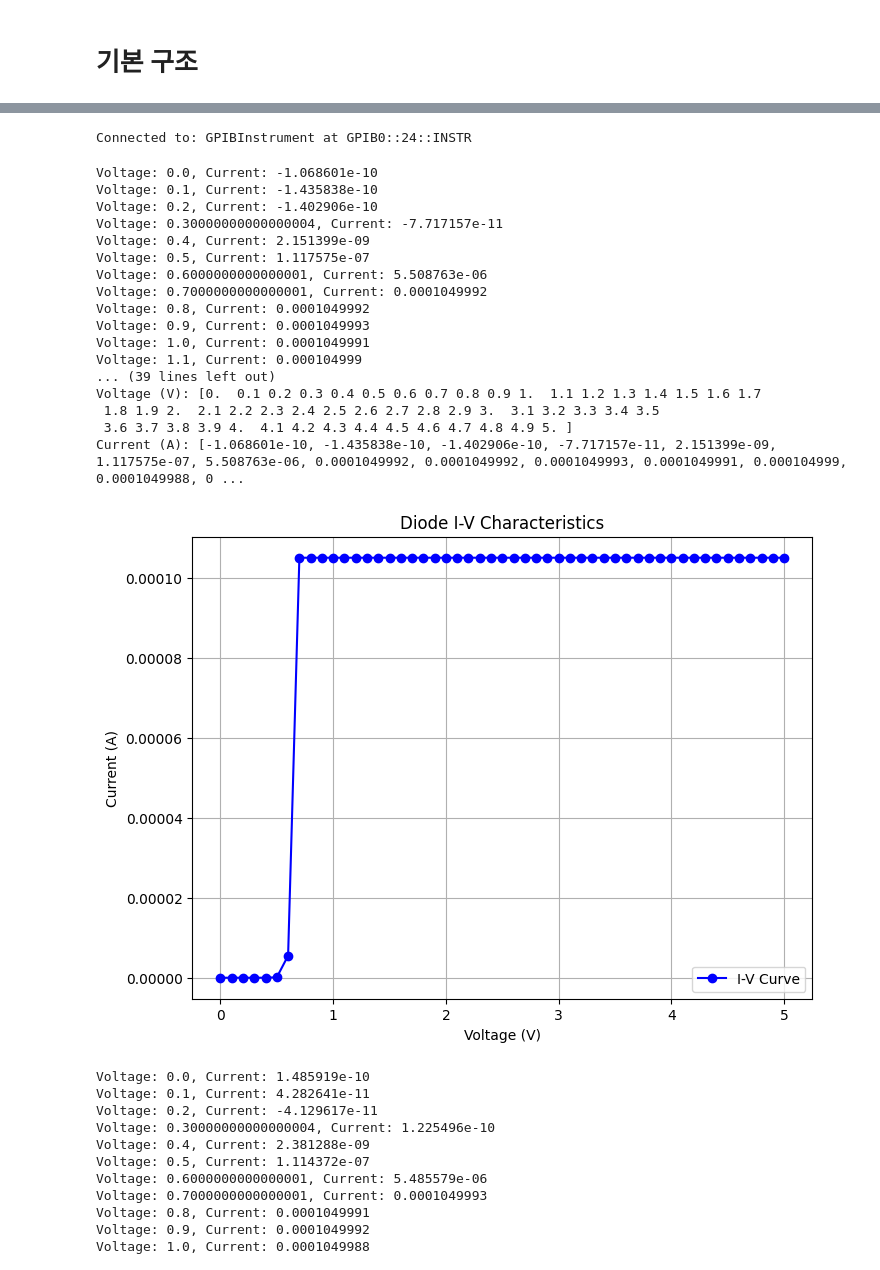
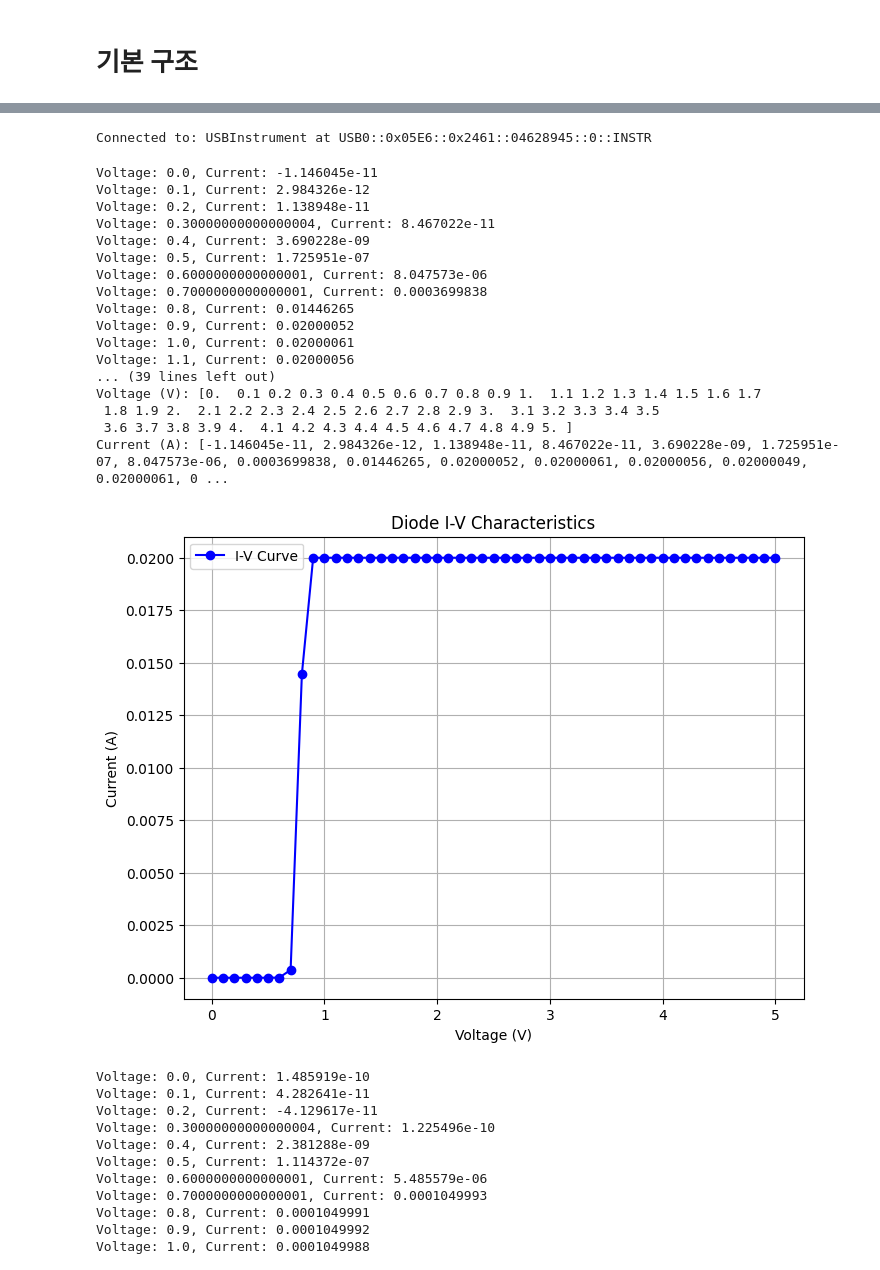
Before and after one commit to gh159159/2461_SourceMeter, a Jupyter notebook: test.ipynb, the cells around one changed output, grey strips where cells are left out. Saved outputs shown, nothing was run; the diff lists cells and outputs as text; code cells hidden in the pictures.

```diff
--- a/test.ipynb
+++ b/test.ipynb
@@ -75,6 +75,6 @@ print(rm.list_resources())
 # %%
-# instrument = rm.open_resource('USB::0x05E6::0x2461::04628945::INSTR')
-instrument = rm.open_resource('GPIB0::24::INSTR')
+instrument = rm.open_resource('USB::0x05E6::0x2461::04628945::INSTR')
+# instrument = rm.open_resource('ASRL3::INSTR')
 # %%
 try:
     # Query the instrument ID
@@ -84,7 +84,7 @@ try:
 except pyvisa.VisaIOError as e:
     print(f"An error occurred: {e}")
 # %% [output]
-Connected to: GPIBInstrument at GPIB0::24::INSTR
+Connected to: USBInstrument at USB0::0x05E6::0x2461::04628945::0::INSTR
 # %%
 import pyvisa
 import numpy as np
@@ -93,7 +93,7 @@ import matplotlib.pyplot as plt
 # 1. PyVISA ResourceManager 생성 및 장치 연결
 rm = pyvisa.ResourceManager()
 # instrument = rm.open_resource('USB0::0x05E6::0x2461::04628945::INSTR')
-instrument = rm.open_resource('GPIB0::24::INSTR')
+instrument = rm.open_resource('GPIB0::20::INSTR')
 
 # 2. 타임아웃 및 종료 문자 설정
 instrument.timeout = 10000  # 타임아웃을 10초로 설정
@@ -142,47 +142,47 @@ try:
 
 except Exception as e:
     print(f"Setup error: {e}")
 
 finally:
     # 출력 비활성화 및 장비 닫기
     instrument.write(":OUTPut OFF")
     instrument.close()
 
 # 데이터 출력 확인 (옵션)
 print("Voltage (V):", voltages)
 print("Current (A):", currents)
 
 # 그래프 그리기
 if len(currents) == len(voltages):
     plt.figure(figsize=(8, 6))
     plt.plot(voltages, currents, marker='o', linestyle='-', color='b', label="I-V Curve")
     plt.title("Diode I-V Characteristics")
     plt.xlabel("Voltage (V)")
     plt.ylabel("Current (A)")
     plt.grid(True)
     plt.legend()
     plt.show()
 else:
     print("Error: Voltage and Current data lengths do not match.")
 # %% [output]
-Voltage: 0.0, Current: -1.068601e-10
-Voltage: 0.1, Current: -1.435838e-10
-Voltage: 0.2, Current: -1.402906e-10
-Voltage: 0.30000000000000004, Current: -7.717157e-11
-Voltage: 0.4, Current: 2.151399e-09
-Voltage: 0.5, Current: 1.117575e-07
-Voltage: 0.6000000000000001, Current: 5.508763e-06
-Voltage: 0.7000000000000001, Current: 0.0001049992
-Voltage: 0.8, Current: 0.0001049992
-Voltage: 0.9, Current: 0.0001049993
-Voltage: 1.0, Current: 0.0001049991
-Voltage: 1.1, Current: 0.000104999
+Voltage: 0.0, Current: -1.146045e-11
+Voltage: 0.1, Current: 2.984326e-12
+Voltage: 0.2, Current: 1.138948e-11
+Voltage: 0.30000000000000004, Current: 8.467022e-11
+Voltage: 0.4, Current: 3.690228e-09
+Voltage: 0.5, Current: 1.725951e-07
+Voltage: 0.6000000000000001, Current: 8.047573e-06
+Voltage: 0.7000000000000001, Current: 0.0003699838
+Voltage: 0.8, Current: 0.01446265
+Voltage: 0.9, Current: 0.02000052
+Voltage: 1.0, Current: 0.02000061
+Voltage: 1.1, Current: 0.02000056
 ... (39 lines left out)
 Voltage (V): [0.  0.1 0.2 0.3 0.4 0.5 0.6 0.7 0.8 0.9 1.  1.1 1.2 1.3 1.4 1.5 1.6 1.7
  1.8 1.9 2.  2.1 2.2 2.3 2.4 2.5 2.6 2.7 2.8 2.9 3.  3.1 3.2 3.3 3.4 3.5
  3.6 3.7 3.8 3.9 4.  4.1 4.2 4.3 4.4 4.5 4.6 4.7 4.8 4.9 5. ]
-Current (A): [-1.068601e-10, -1.435838e-10, -1.402906e-10, -7.717157e-11, 2.151399e-09, 1.117575e-07, 5.508763e-06, 0.0001049992, 0.0001049992, 0.0001049993, 0.0001049991, 0.000104999, 0.0001049988, 0 ...
+Current (A): [-1.146045e-11, 2.984326e-12, 1.138948e-11, 8.467022e-11, 3.690228e-09, 1.725951e-07, 8.047573e-06, 0.0003699838, 0.01446265, 0.02000052, 0.02000061, 0.02000056, 0.02000049, 0.02000061, 0 ...
-[figure, old version]
+[figure, new version]
 # %%
 import pyvisa
 import numpy as np
```
Also changed, not shown: parts of 1 cell of this notebook, 36 other files.
